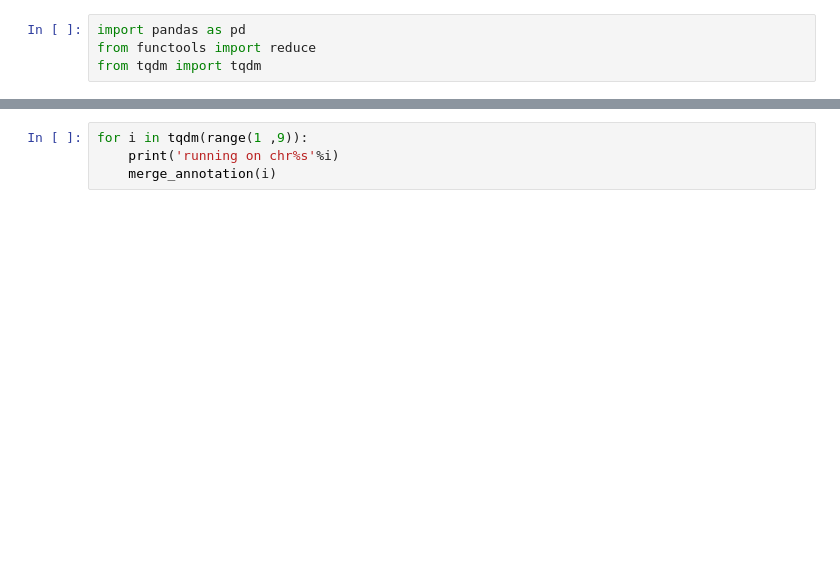
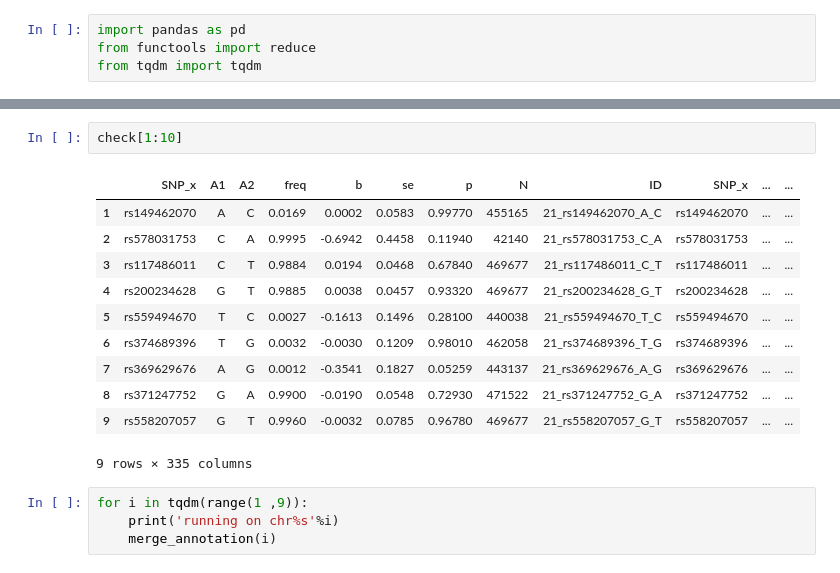
Before and after one commit to teresa-sansan/ADSP_polyfun, a Jupyter notebook: SBayesRC/create_anno.ipynb, the cells around one changed output, grey strips where cells are left out. Drawn from its saved outputs; the diff is of its cells as text; blank space fills up the shorter version.

```diff
--- a/SBayesRC/create_anno.ipynb
+++ b/SBayesRC/create_anno.ipynb
@@ -39,3 +116,17 @@ def merge_annotation(chrom):
+# %%
+check[1:10]
+# %% [output]
+|  | SNP_x | A1 | A2 | freq | b | se | p | N | ID | SNP_x | ... | ... |
+| 1 | rs149462070 | A | C | 0.0169 | 0.0002 | 0.0583 | 0.99770 | 455165 | 21_rs149462070_A_C | rs149462070 | ... | ... |
+| 2 | rs578031753 | C | A | 0.9995 | -0.6942 | 0.4458 | 0.11940 | 42140 | 21_rs578031753_C_A | rs578031753 | ... | ... |
+| 3 | rs117486011 | C | T | 0.9884 | 0.0194 | 0.0468 | 0.67840 | 469677 | 21_rs117486011_C_T | rs117486011 | ... | ... |
+| 4 | rs200234628 | G | T | 0.9885 | 0.0038 | 0.0457 | 0.93320 | 469677 | 21_rs200234628_G_T | rs200234628 | ... | ... |
+| 5 | rs559494670 | T | C | 0.0027 | -0.1613 | 0.1496 | 0.28100 | 440038 | 21_rs559494670_T_C | rs559494670 | ... | ... |
+| 6 | rs374689396 | T | G | 0.0032 | -0.0030 | 0.1209 | 0.98010 | 462058 | 21_rs374689396_T_G | rs374689396 | ... | ... |
+| 7 | rs369629676 | A | G | 0.0012 | -0.3541 | 0.1827 | 0.05259 | 443137 | 21_rs369629676_A_G | rs369629676 | ... | ... |
+| 8 | rs371247752 | G | A | 0.9900 | -0.0190 | 0.0548 | 0.72930 | 471522 | 21_rs371247752_G_A | rs371247752 | ... | ... |
+| 9 | rs558207057 | G | T | 0.9960 | -0.0032 | 0.0785 | 0.96780 | 469677 | 21_rs558207057_G_T | rs558207057 | ... | ... |
+9 rows × 335 columns
 # %%
 for i in tqdm(range(1 ,9)):
     print('running on chr%s'%i)
```
Also changed, not shown: parts of 9 cells of this notebook, 39 other files.
